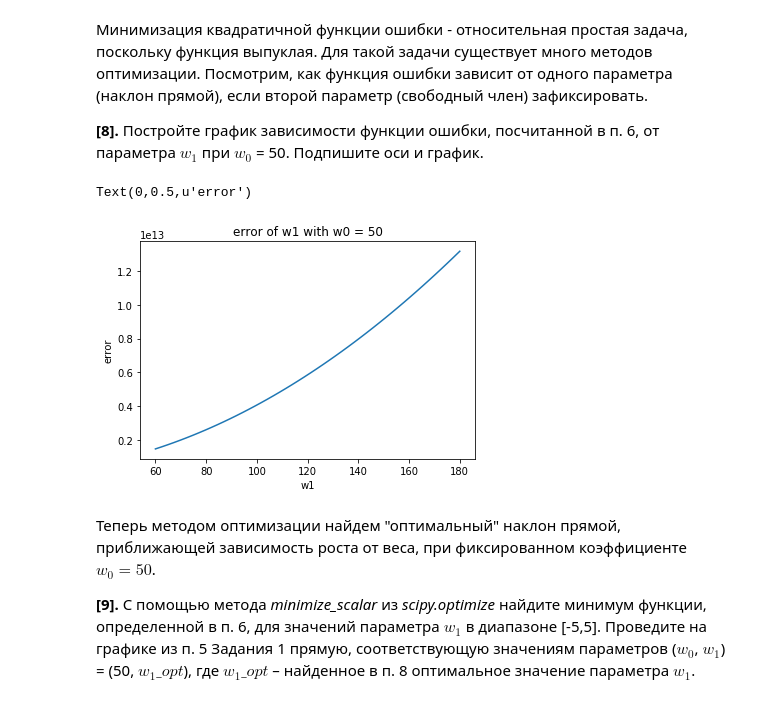
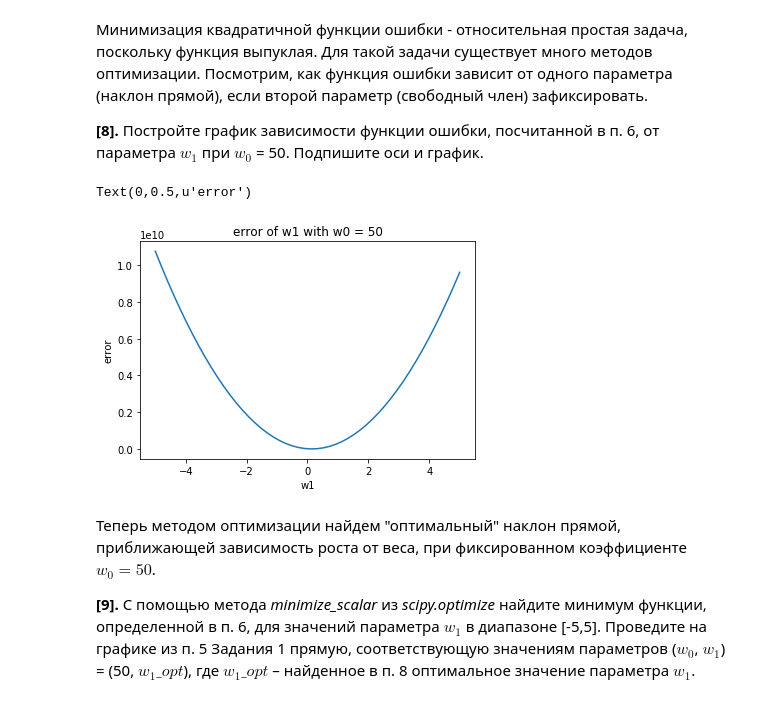
Before and after one commit to yaskovdev/data-science-sandbox, a Jupyter notebook: data-science-course/course2/week1/task1/weight-height.ipynb, the cells around one changed output. Cells and saved outputs as stored; diff of their text form; code cells hidden in the pictures.

```diff
--- a/data-science-course/course2/week1/weight-height.ipynb
+++ b/data-science-course/course2/week1/task1/weight-height.ipynb
@@ -142,14 +142,14 @@ plt.plot(x, f1, x, f2)
 
 **[8].** Постройте график зависимости функции ошибки, посчитанной в п. 6, от параметра $w_1$ при $w_0$ = 50. Подпишите оси и график.
 # %%
-x = np.linspace(60.0, 180.0)
+x = np.linspace(-5.0, 5.0)
 plt.plot(x, error(50.0, x))
 plt.title('error of w1 with w0 = 50')
 plt.xlabel('w1')
 plt.ylabel('error')
 # %% [output]
 Text(0,0.5,u'error')
-[figure, old version]
+[figure, new version]
 # %% [markdown]
 Теперь методом оптимизации найдем "оптимальный" наклон прямой, приближающей зависимость роста от веса, при фиксированном коэффициенте $w_0 = 50$.
 
```
Also changed, not shown: 11 other files.
